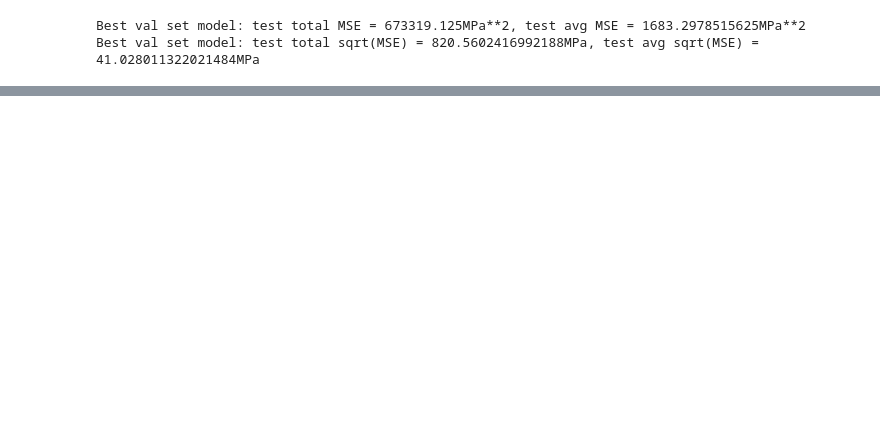
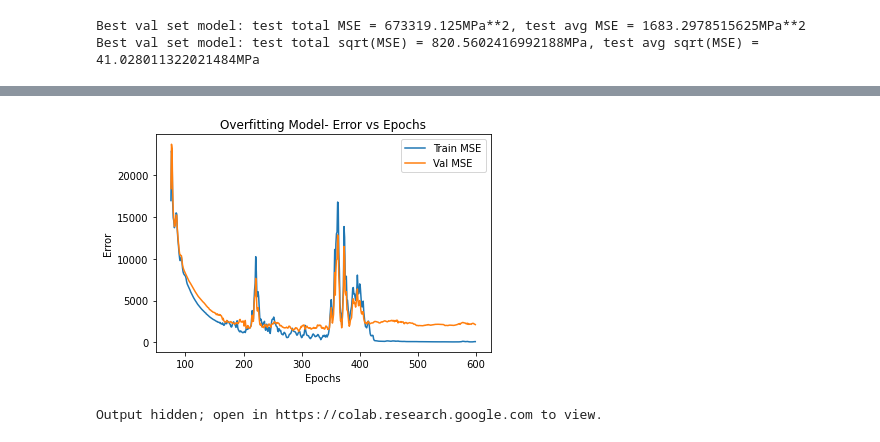
Before and after one commit to dalbyryan3/cs-6955-deep-learning-final-project, a Jupyter notebook: PorousMaterialImageAndStrainToMaterialPropertiesNet.ipynb, the cells around one changed output, grey strips where cells are left out. Cells and saved outputs as stored; diff of their text form; code cells hidden in the pictures; blank space fills up the shorter version.

Commit message:
Added overfitting to show difficult of ty training

```diff
--- a/PorousMaterialImageAndStrainToMaterialPropertiesNet.ipynb
+++ b/PorousMaterialImageAndStrainToMaterialPropertiesNet.ipynb
@@ -379,0 +384,22 @@ Best val set model: test total sqrt(MSE) = 820.5602416992188MPa, test avg sqrt(M
+# %%
+overfit_train_size = 64
+overfit_val_size = 20
+overfit_size = overfit_train_size+overfit_val_size
+overfit_dataset, _ = random_split(porous_train_dataset, (overfit_size, len(porous_train_dataset)-overfit_size))
+overfit_train_dataset, overfit_val_dataset = random_split(overfit_dataset, (overfit_train_size, overfit_val_size))
+# %%
+overfit_train_loader = DataLoader(overfit_train_dataset, batch_size=overfit_train_size, shuffle=True)
+overfit_val_loader = DataLoader(overfit_val_dataset)
+# %%
+overfit_model = PorousMaterialImageAndStrainToMaterialPropertiesNet()
+
+learning_rate = 5e-3
+# learning_rate = 1e-3
+nepochs = 600
+criterion = porousMaterialImageAndStrainToMaterialPropertiesNet_criterion
+optimizer = torch.optim.Adam(overfit_model.parameters(), lr=learning_rate)
+# optimizer = torch.optim.SGD(overfit_model.parameters(), lr=learning_rate, weight_decay=0.1, momentum=0.9, dampening=0.99)
+
+# Note used overfit loader as bost test and val set for this demonstration
+overfit_model_training_info_name_path, overfit_model_save_path = porousMaterialImageAndStrainToMaterialPropertiesNetTrainingLoop(overfit_model, overfit_train_loader, overfit_val_loader, optimizer, criterion, model_checkpoint_save_dir, device=device, dtype=dtype)
+print("Training information saved as: {0}\nBest model data saved as: {1}".format(overfit_model_training_info_name_path, overfit_model_save_path))
@@ -379,0 +424,15 @@ Best val set model: test total sqrt(MSE) = 820.5602416992188MPa, test avg sqrt(M
+# %%
+with open(overfit_model_training_info_name_path, 'rb') as f:
+    overfit_train_avg_MSE_vals, overfit_val_avg_MSE_vals = pickle.load(f)
+plt.figure()
+epoch_vals = np.arange(0, len(overfit_train_avg_MSE_vals))
+cutoff_lower_bound = 75
+plt.plot(epoch_vals[cutoff_lower_bound:], overfit_train_avg_MSE_vals[cutoff_lower_bound:], label='Train MSE')
+plt.plot(epoch_vals[cutoff_lower_bound:], overfit_val_avg_MSE_vals[cutoff_lower_bound:], label='Val MSE')
+plt.legend()
+plt.title('Overfitting Model- Error vs Epochs')
+plt.xlabel('Epochs')
+plt.ylabel('Error')
+plt.show()
+# %% [output]
+[figure, added]
@@ -379,0 +442,5 @@ Best val set model: test total sqrt(MSE) = 820.5602416992188MPa, test avg sqrt(M
+# %%
+# Visualize train results
+get_PorousMaterialImageAndStrainToMaterialPropertiesNet_random_output(overfit_best_model, overfit_train_loader, num_random_batches=1, figsize=(12,3))
+# %% [output]
+Output hidden; open in https://colab.research.google.com to view.
```
Also changed, not shown: parts of 7 cells of this notebook.
